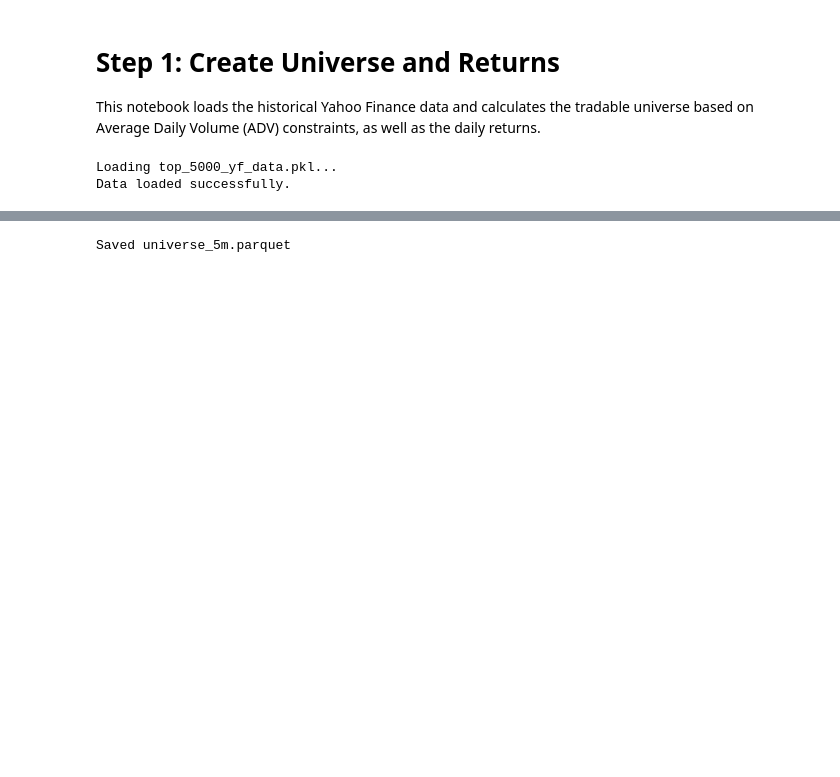
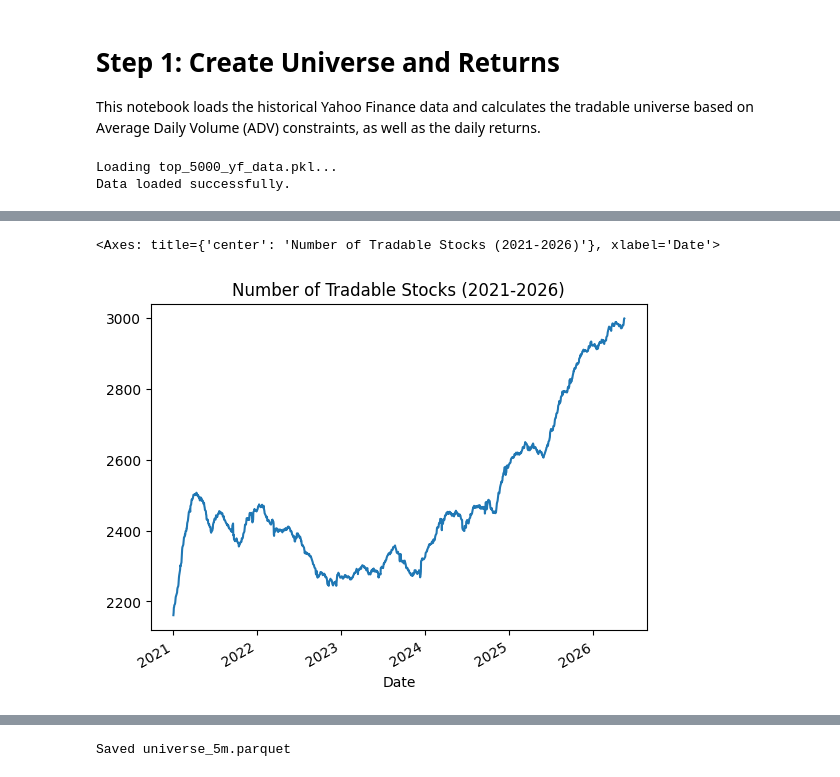
Before and after one commit to Utkarsh-Agrawal0076/QRT_comp, a Jupyter notebook: round2_1_create_universe_and_returns.ipynb, the cells around one changed output, grey strips where cells are left out. Saved outputs shown, nothing was run; the diff lists cells and outputs as text; code cells hidden in the pictures; blank space fills up the shorter version.

```diff
--- a/round2_1_create_universe_and_returns.ipynb
+++ b/round2_1_create_universe_and_returns.ipynb
@@ -45,2 +45,8 @@ Universe shape: (4115, 4999)
 <Axes: title={'center': 'Number of Tradable Stocks Over Time'}, xlabel='Date'>
 [figure]
+# %%
+df_universe_2021_2026 = df_universe_5m.loc['2021':'2026']
+df_universe_2021_2026.sum(axis=1).plot(title="Number of Tradable Stocks (2021-2026)")
+# %% [output]
+<Axes: title={'center': 'Number of Tradable Stocks (2021-2026)'}, xlabel='Date'>
+[figure, added]
```
Also changed, not shown: parts of 13 cells of this notebook, 2 other files.
